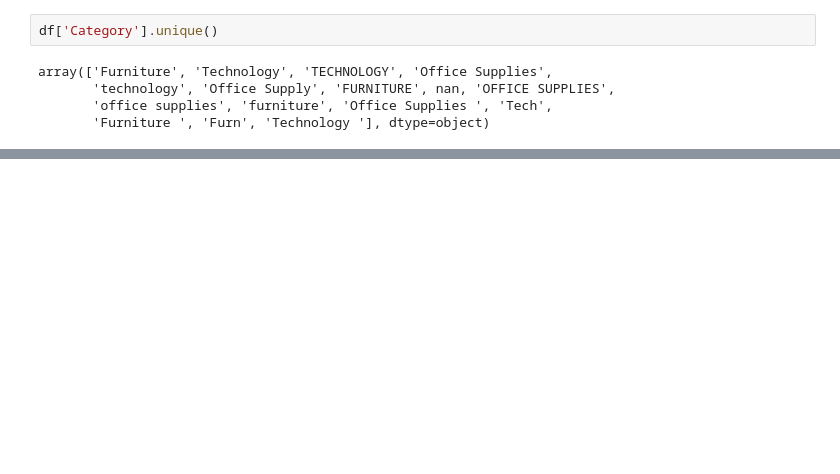
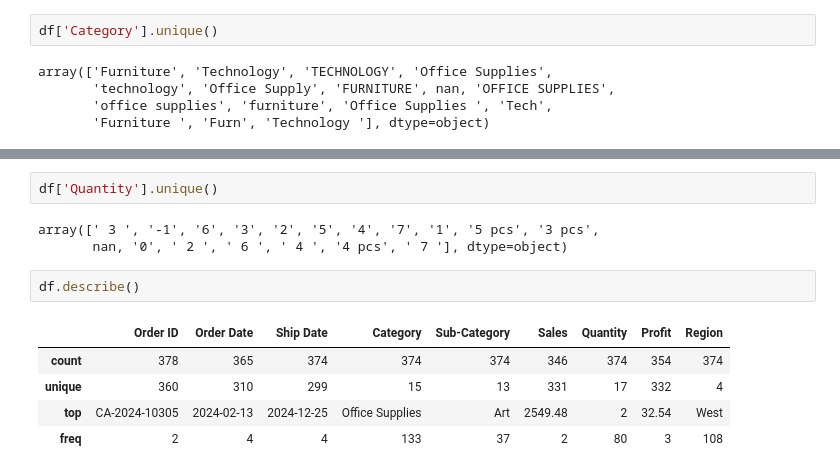
Before and after one commit to rfaoktvian/VisualisasiData_College, a Jupyter notebook: Assignment2/main.ipynb, the cells around one changed output, grey strips where cells are left out. Saved outputs shown, nothing was run; the diff lists cells and outputs as text; blank space fills up the shorter version.

```diff
--- a/Assignment2/main.ipynb
+++ b/Assignment2/main.ipynb
@@ -76,0 +126,13 @@ array(['Furniture', 'Technology', 'TECHNOLOGY', 'Office Supplies',
+# %%
+df['Quantity'].unique()
+# %% [output]
+array([' 3 ', '-1', '6', '3', '2', '5', '4', '7', '1', '5 pcs', '3 pcs',
+       nan, '0', ' 2 ', ' 6 ', ' 4 ', '4 pcs', ' 7 '], dtype=object)
+# %%
+df.describe()
+# %% [output]
+|  | Order ID | Order Date | Ship Date | Category | Sub-Category | Sales | Quantity | Profit | Region |
+| count | 378 | 365 | 374 | 374 | 374 | 346 | 374 | 354 | 374 |
+| unique | 360 | 310 | 299 | 15 | 13 | 331 | 17 | 332 | 4 |
+| top | CA-2024-10305 | 2024-02-13 | 2024-12-25 | Office Supplies | Art | 2549.48 | 2 | 32.54 | West |
+| freq | 2 | 4 | 4 | 133 | 37 | 2 | 80 | 3 | 108 |
```
Also changed, not shown: parts of 14 cells of this notebook, 1 other file.
